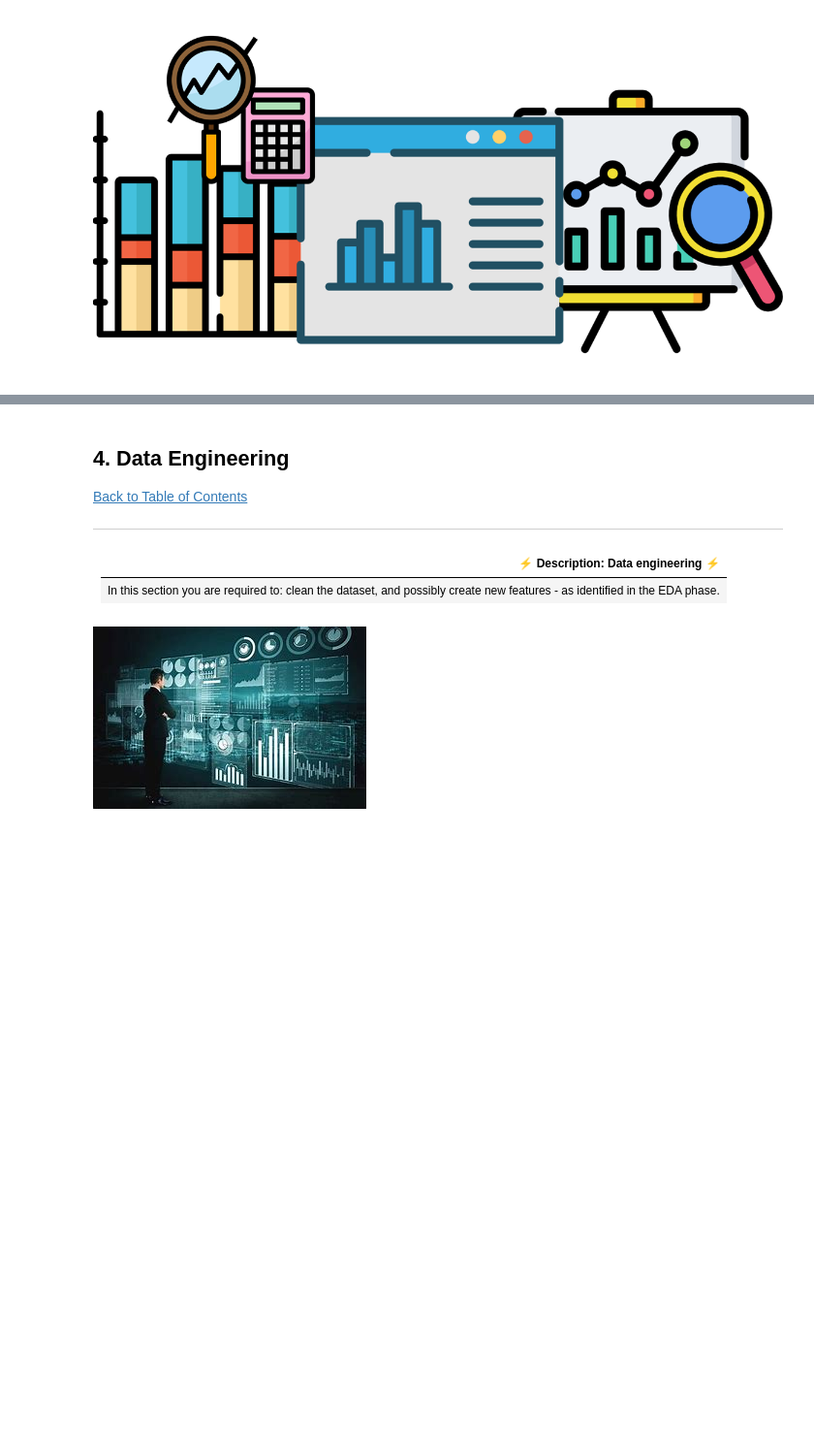
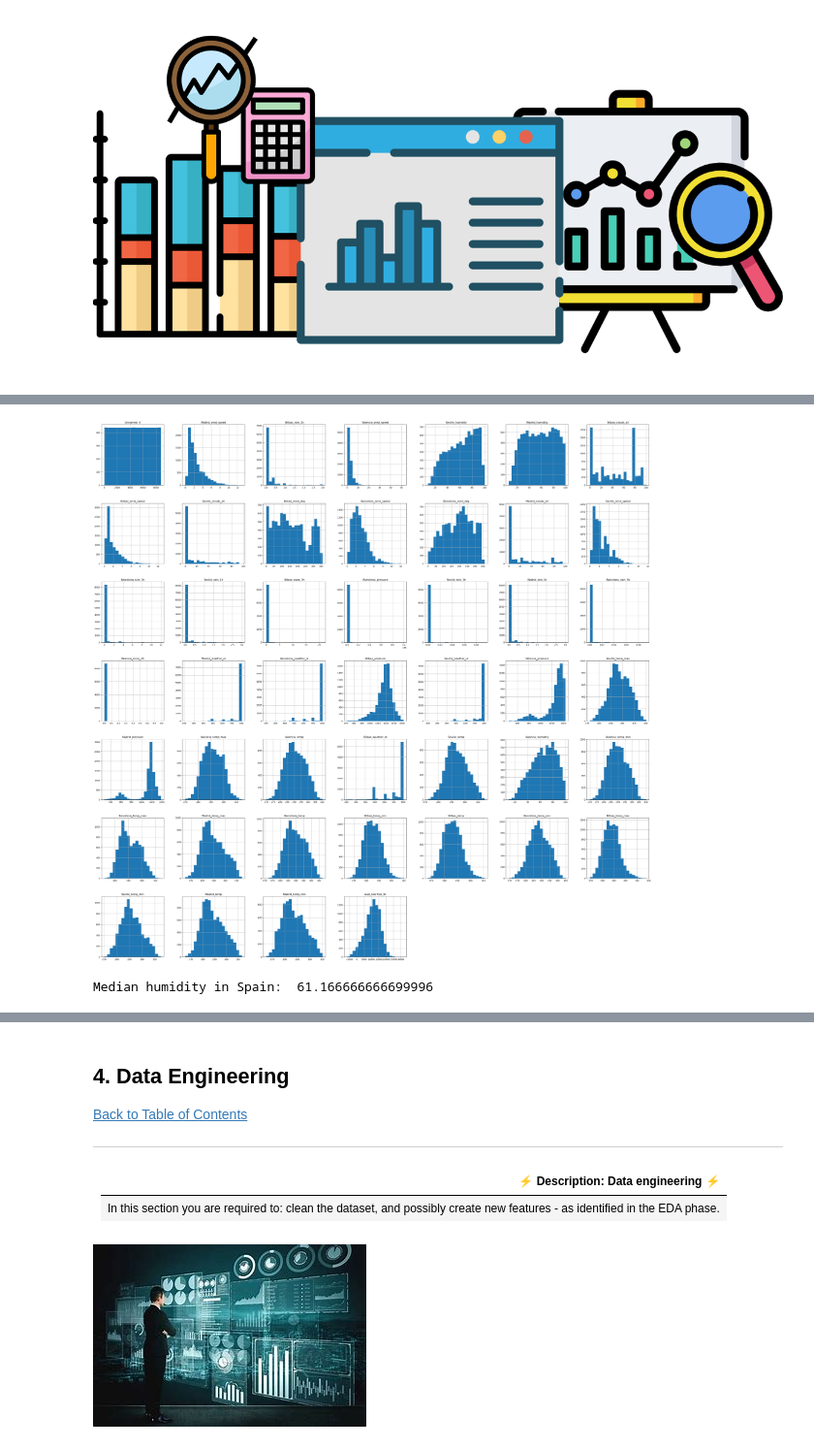
Before and after one commit to HlawuR/RegressionForLoadForecasting, a Jupyter notebook: starter notebook (1).ipynb, the cells around one changed output, grey strips where cells are left out. Shown at 97% size. Saved outputs shown, nothing was run; the diff lists cells and outputs as text; code cells hidden in the pictures; blank space fills up the shorter version.

```diff
--- a/starter notebook (1).ipynb
+++ b/starter notebook (1).ipynb
@@ -137,2 +290,24 @@ Visualizing our data is a potent tool for storytelling. We use libraries like Ma
 # %%
 # have a look at feature distributions
+df_train.hist(bins=20, figsize=(46, 45)) # Histograms for numerical columns
+plt.show()
+# %% [output]
+[figure, added]
+# %%
+#Bar graph for average shortfall for different time periods
+humidity_data = {
+    'Valencia_humidity': df_train['Valencia_humidity'],
+    #Humidity data for Barcelona and Bilbao is not int he database
+    'Madrid_humidity': df_train['Madrid_humidity']
+}
+
+df_humidity = pd.DataFrame(humidity_data)
+
+# Aggregate the averages in humidities of each all cities and create a new 'Average_humidity' column
+df_humidity['Average_Humidity'] = df_humidity.mean(axis=1)
+
+#Median tempaerature in Spain
+median_humidity_in_Spain = np.median(df_humidity.Average_Humidity)
+print("Median humidity in Spain: ", median_humidity_in_Spain)
+# %% [output]
+Median humidity in Spain:  61.166666666699996
```
Also changed, not shown: parts of 43 cells of this notebook.
